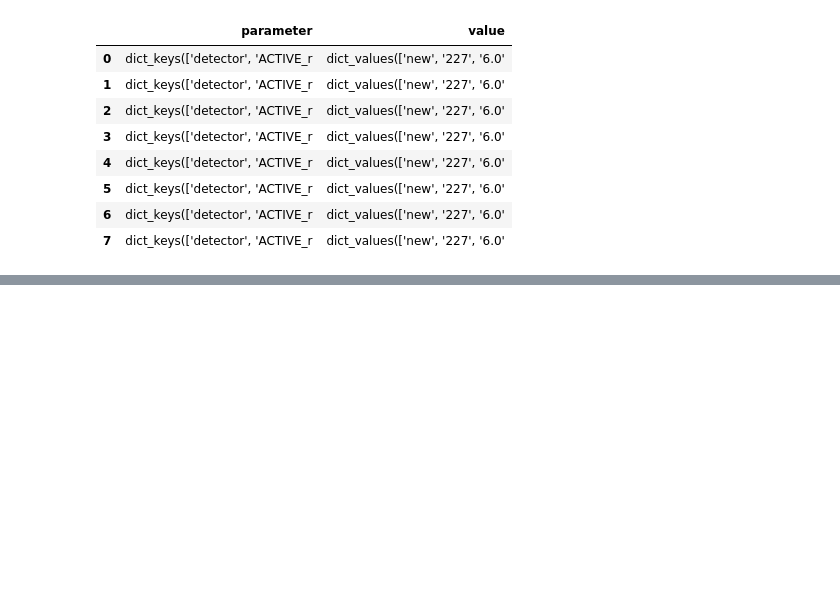
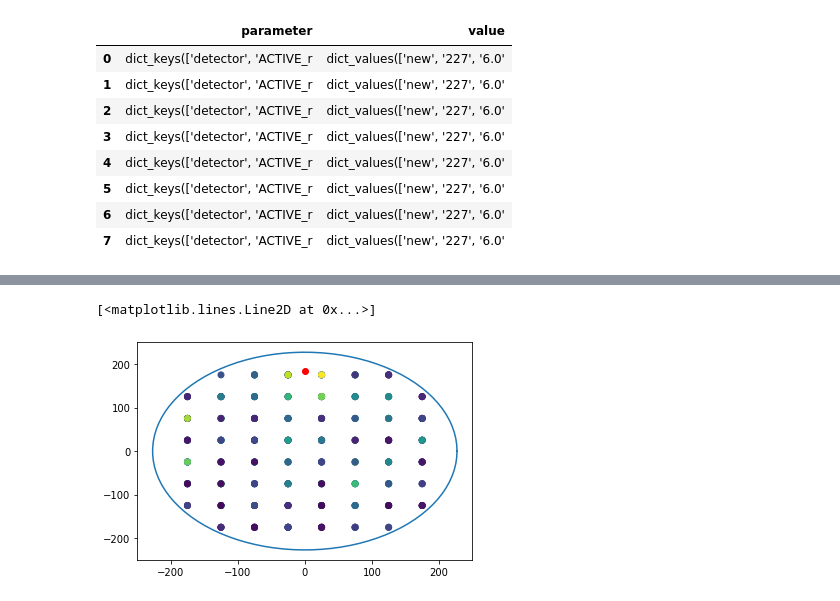
Before and after one commit to kvjmistry/LightTableGen, a Jupyter notebook: notebooks/lt_creator.ipynb, the cells around one changed output, grey strips where cells are left out. Saved outputs shown, nothing was run; the diff lists cells and outputs as text; code cells hidden in the pictures; blank space fills up the shorter version.

```diff
--- a/notebooks/lt_creator.ipynb
+++ b/notebooks/lt_creator.ipynb
@@ -381,13 +373,17 @@ KeyError: 'ACTIVE_rad'
 # %%
 sid = 3
 plt.scatter(lt.x, lt.y, c=lt[pmt + f"_{sid}"])
 plt.scatter(datapmt[datapmt["SensorID"]==sid].X, datapmt[datapmt["SensorID"]==sid].Y, c="r")
 
-r = float(config.set_index("parameter").loc["ACTIVE_rad"])
+# r = float(config.set_index("parameter").loc["ACTIVE_rad"])
+r = 454/2
 theta = np.linspace(0, 2*np.pi, 100)
 x=r*np.cos(theta)
 y=r*np.sin(theta)
 plt.plot(x, y)
+# %% [output]
+[<matplotlib.lines.Line2D at 0x...>]
+[figure, added]
 # %%
 df_writer(h5out, conf_psf, "PSF", "Config", str_col_length = conf_psf.value.str.len().max())
 # %%
```
Also changed, not shown: parts of 2 cells of this notebook, 1 other file.
